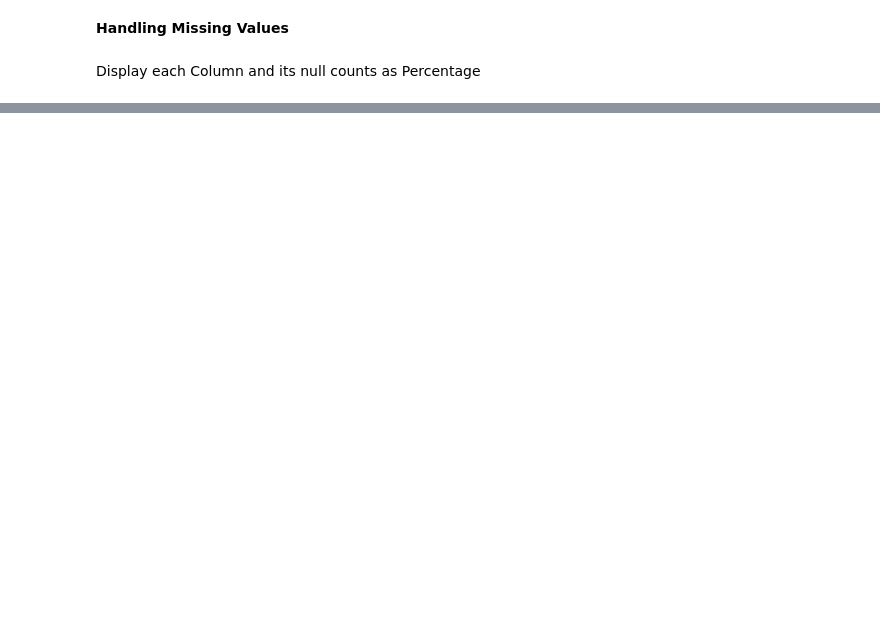
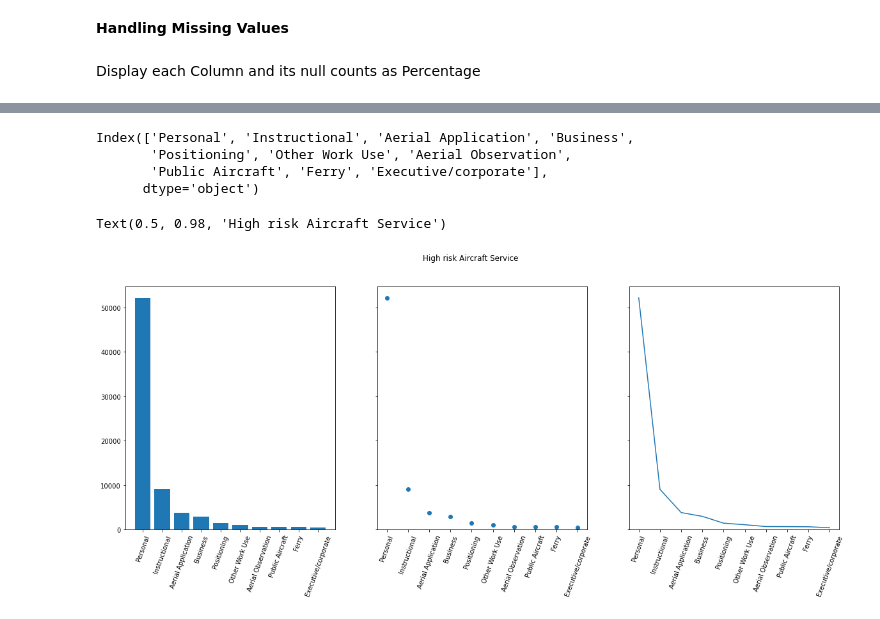
Before and after one commit to kamahTek/jet-flight, a Jupyter notebook: flight.ipynb, the cells around one changed output, grey strips where cells are left out. Drawn from its saved outputs; the diff is of its cells as text; code cells hidden in the pictures; blank space fills up the shorter version.

Commit message:
four viz done for jet flight

```diff
--- a/flight.ipynb
+++ b/flight.ipynb
@@ -362,0 +358,20 @@ new_aviation_data['Weather_Condition'].isna().sum()
+# %%
+''' Engine_Type column
+filling missing values with mode'''
+
+new_aviation_data['Engine_Type'] = new_aviation_data['Engine_Type'].fillna(new_aviation_data['Engine_Type'].mode()[0])
+# %%
+''' Report_Status column
+filling missing values with mode'''
+
+new_aviation_data['Report_Status'] = new_aviation_data['Report_Status'].fillna(new_aviation_data['Report_Status'].mode()[0])
+# %%
+''' Purpose_of_flight column
+filling missing values with mode'''
+
+new_aviation_data['Purpose_of_flight'] = new_aviation_data['Purpose_of_flight'].fillna(new_aviation_data['Purpose_of_flight'].mode()[0])
+# %%
+''' Aircraft_damage column
+filling missing values with mode'''
+
+new_aviation_data['Aircraft_damage'] = new_aviation_data['Aircraft_damage'].fillna(new_aviation_data['Aircraft_damage'].mode()[0])
@@ -382,0 +679,28 @@ dtype: int64
+# %%
+new_aviation_data['Purpose_of_flight'].value_counts().index[:10]
+# %% [output]
+Index(['Personal', 'Instructional', 'Aerial Application', 'Business',
+       'Positioning', 'Other Work Use', 'Aerial Observation',
+       'Public Aircraft', 'Ferry', 'Executive/corporate'],
+      dtype='object')
+# %%
+# Highly at risk aircraft service
+data = new_aviation_data['Purpose_of_flight'].value_counts()
+service = list(data.index[:10])
+accidents = list(data.values[:10])
+
+fig, ax = plt.subplots(1, 3, figsize=(20, 7), sharey=True)
+
+ax[0].bar(service, accidents)
+ax[1].scatter(service, accidents)
+ax[2].plot(service, accidents)
+
+for ax in (ax[0], ax[1], ax[2]):
+    ax.tick_params(axis='x', rotation=70)
+    # plt.xticks(rotation=90)
+
+
+fig.suptitle('High risk Aircraft Service')
+# %% [output]
+Text(0.5, 0.98, 'High risk Aircraft Service')
+[figure, added]
```
Also changed, not shown: parts of 58 cells of this notebook.
